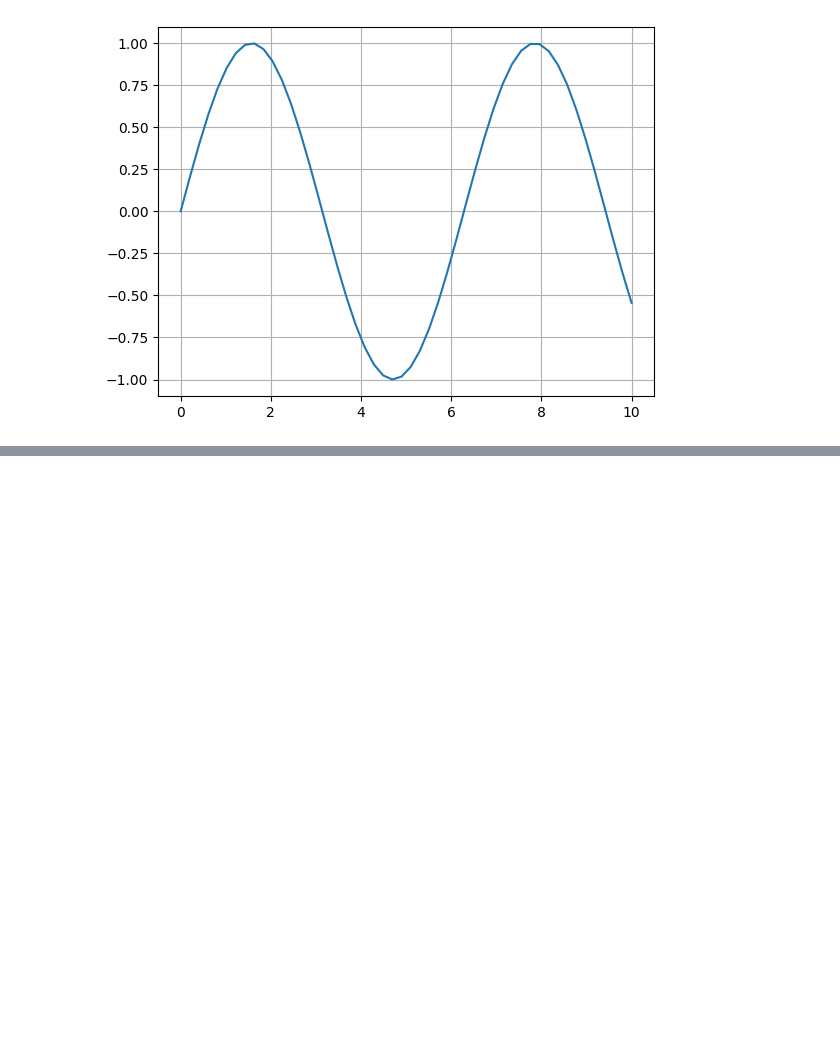
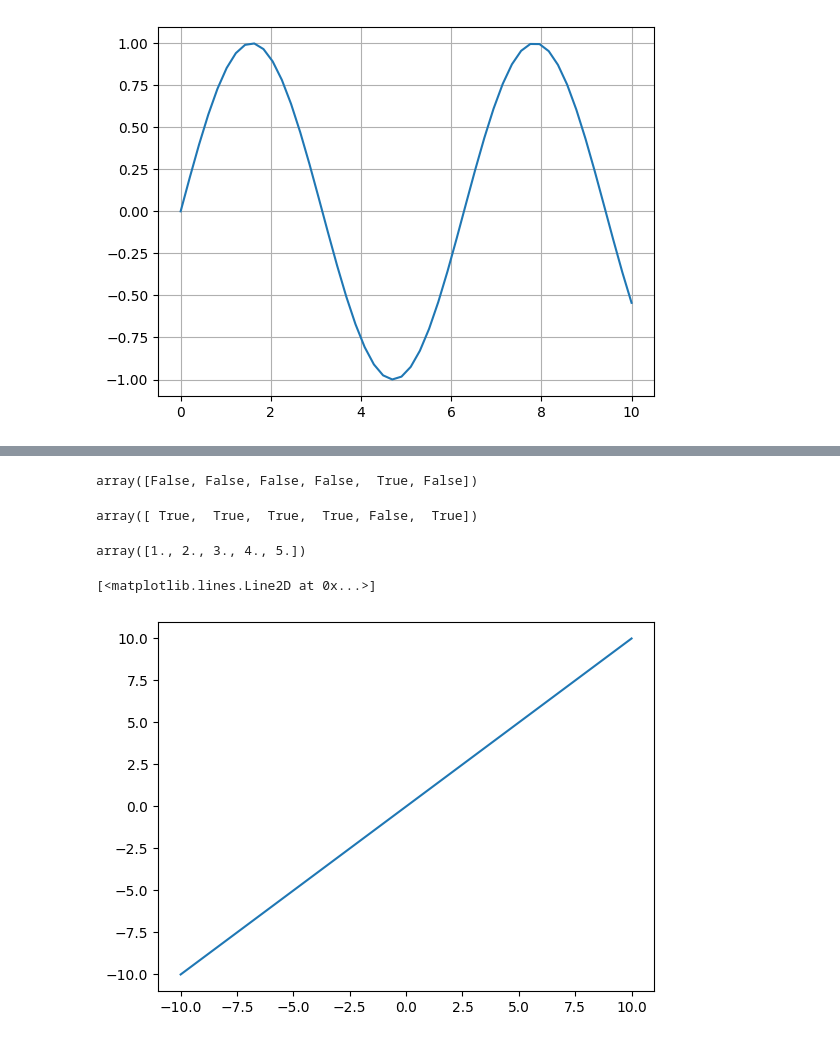
Before and after one commit to agarwalprashant/100-days-of-machine-learning, a Jupyter notebook: DSMP/session_14_numpy_advanced.ipynb, the cells around one changed output, grey strips where cells are left out. Saved outputs shown, nothing was run; the diff lists cells and outputs as text; code cells hidden in the pictures; blank space fills up the shorter version.

```diff
--- a/DSMP/session_14_numpy_advanced.ipynb
+++ b/DSMP/session_14_numpy_advanced.ipynb
@@ -530,0 +678,13 @@ plt.show()
+# %%
+np.isnan(a)
+# %% [output]
+array([False, False, False, False,  True, False])
+# %%
+~np.isnan(a)
+# %% [output]
+array([ True,  True,  True,  True, False,  True])
+# %%
+
+a[~np.isnan(a)]
+# %% [output]
+array([1., 2., 3., 4., 5.])
@@ -530,0 +693,8 @@ plt.show()
+# %%
+x = np.linspace(-10,10,100)
+y = x
+# %%
+plt.plot(x,y)
+# %% [output]
+[<matplotlib.lines.Line2D at 0x...>]
+[figure, added]
```
Also changed, not shown: parts of 37 cells of this notebook, 10 other files.
